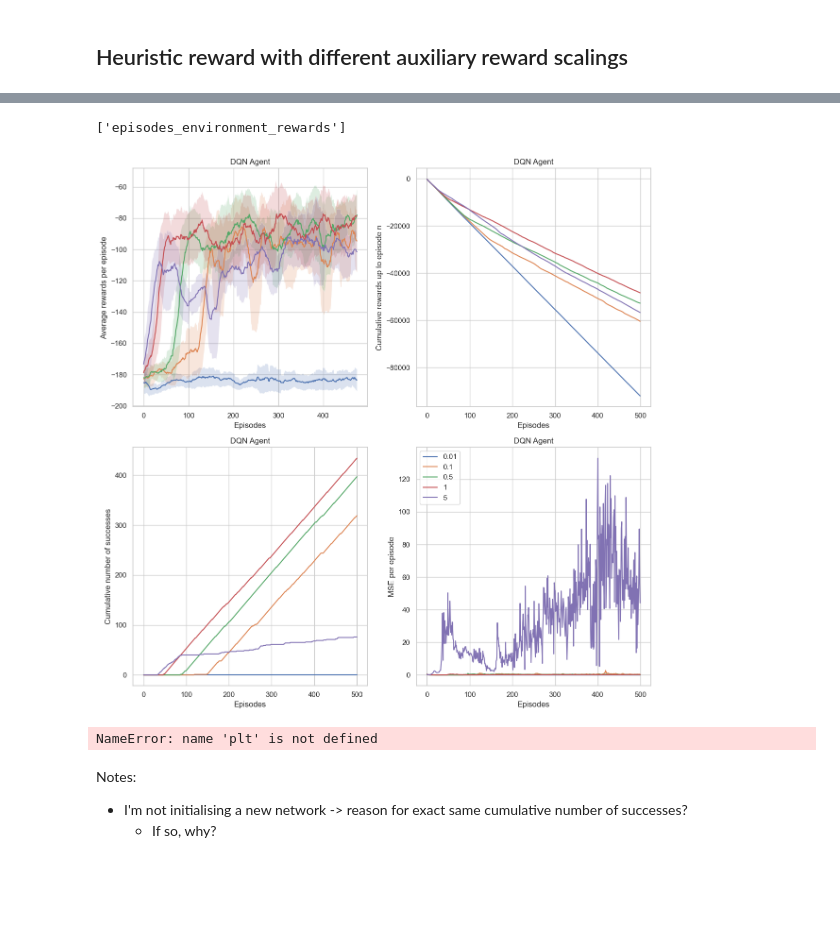
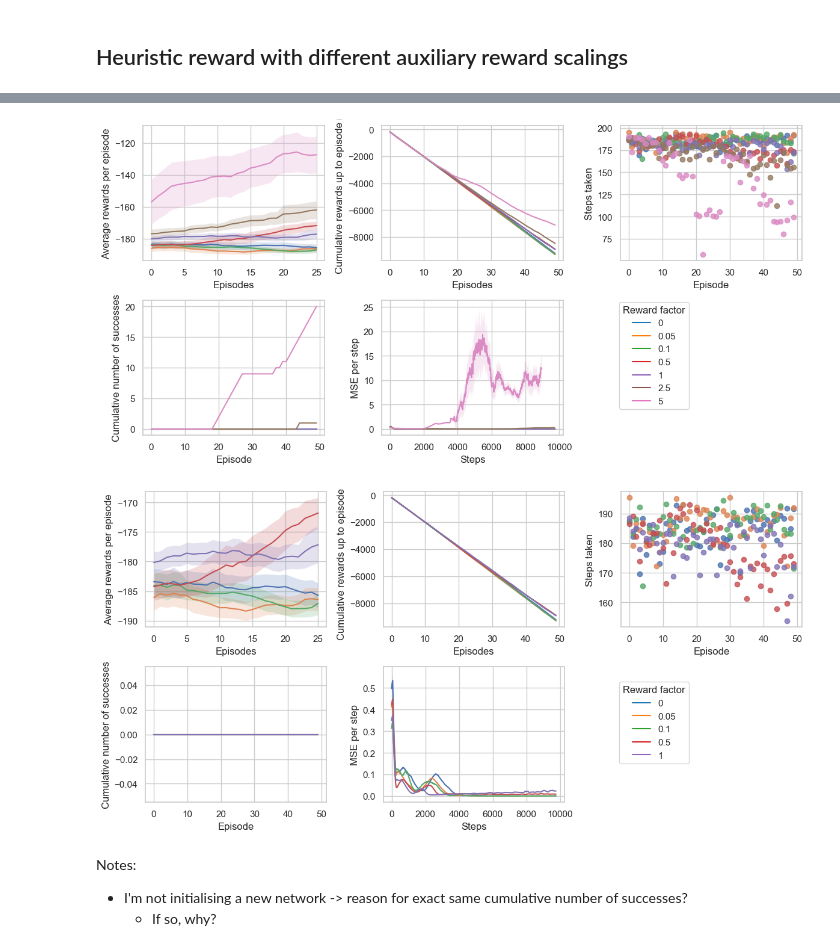
Before and after one commit to LionelSafar/Rolls-Royce-Peak-Plower, a Jupyter notebook: main.ipynb, the cells around one changed output, grey strips where cells are left out. Cells and saved outputs as stored; diff of their text form; code cells hidden in the pictures; blank space fills up the shorter version.

Commit message:
improved readability + overworked plotting functions

```diff
--- a/main.ipynb
+++ b/main.ipynb
@@ -22,8 +20,10 @@ AttributeError: partially initialized module 'pandas' has no attribute '_pandas_
 # %%
+# plotting settings and device
+
 sns.set_theme(style='whitegrid')
+color_palette = plt.cm.tab10.colors
 os.environ["KMP_DUPLICATE_LIB_OK"] = "TRUE"  # else gives error when trying to plot
 device = torch.device('cuda:0' if torch.cuda.is_available() else 'cpu')
-device = 'cpu'
 print('Using device:', device)
 # %% [output]
 Using device: cpu
@@ -580,12 +573,12 @@ plot_success(domain_training_stats, dqn_agent_domain_based.__class__.__name__, s
 # %% [markdown]
 ## Heuristic reward with different auxiliary reward scalings
 # %%
-reward_factors = [0.01, 0.1, 0.5, 1, 5]
+reward_factors = [0, 0.05, 0.1, 0.5, 1, 2.5, 5]
 aux_dicts = {}
 for reward_factor in reward_factors:
-    dqn_agent_domain_based = DQNAgent(trainable=True,
+    dqn_agent_aux = DQNAgent(trainable=True,
                                       save_name=save_name_domain_based,
                                       use_domain_reward=True,
                                       domain_reward_factor=reward_factor)
-    domain_training_stats = run(dqn_agent_domain_based, 500)
-    aux_dicts[f'domain_training_{reward_factor}'] = domain_training_stats
+    aux_training_stats = run(dqn_agent_aux, 50)
+    aux_dicts[f'domain_training_{reward_factor}'] = aux_training_stats
@@ -594,41 +585,48 @@ for reward_factor in reward_factors:
-# %%
-reward_keys[1:2]
-# %% [output]
-['episodes_environment_rewards']
 # %%
-fig, ax = plt.subplots(2, 2, figsize=(12, 12))
-legend = []
-for reward_factor in reward_factors:
+fig = plt.figure(figsize=(12, 6))
+gs = GridSpec(2, 3, figure=fig)
+ax = [[fig.add_subplot(gs[i, j]) for j in range(3)] for i in range(2)]
+
+legend_handles = []
+for i, reward_factor in enumerate(reward_factors):
     domain_reward_dicts = {key: aux_dicts[f'domain_training_{reward_factor}'][key] for key in reward_keys[0:1]}
-    plot_mean_reward_per_episode(domain_reward_dicts, dqn_agent_1000.__class__.__name__, ax=ax[0, 0])
-    plot_cumulative_rewards(domain_reward_dicts, dqn_agent_1000.__class__.__name__, ax=ax[0, 1])
-    plot_success(aux_dicts[f'domain_training_{reward_factor}'], dqn_agent_1000.__class__.__name__, ax=ax[1, 0])
-    plot_loss_per_episode(aux_dicts[f'domain_training_{reward_factor}']['episodes_mean_batch_loss'], dqn_agent_1000.__class__.__name__,
-                          ax=ax[1, 1])
-    legend.append(f'{reward_factor}')
-plt.legend(legend)
+    domain_loss_dicts = {key: aux_dicts[f'domain_training_{reward_factor}'][key] for key in loss_keys[0:1]}
+    plot_mean_reward_per_episode(domain_reward_dicts, ax=ax[0][0])
+    plot_cumulative_rewards(domain_reward_dicts, ax=ax[0][1])
+    plot_training_loss(domain_loss_dicts, ax=ax[1][1])
+    plot_success(aux_dicts[f'domain_training_{reward_factor}'], ax=ax[1][0])
+    plot_episode_duration(aux_dicts[f'domain_training_{reward_factor}'], ax=ax[0][2])
+    legend_handles.append(plt.Line2D([0], [0], color=color_palette[i], label=f'{reward_factor}'))
+fig.delaxes(ax[1][2])
+legend = fig.legend(title='Reward factor', handles=legend_handles, loc='center', bbox_to_anchor=(0.78, 0.33))
+
 plt.tight_layout()
 plt.savefig('auxiliary_reward_variation.png')
 # %% [output]
-[figure, old version]
+[figure, new version]
 # %%
-# repeat previous plots without the 10 factor
-loss_keys = ['training_batch_loss', 'training_rnd_loss']
-fig, ax = plt.subplots(2, 2, figsize=(12, 12))
-legend = []
-for reward_factor in reward_factors[0:4]:
-    domain_reward_dict = {key: aux_dicts[f'domain_training_{reward_factor}'][key] for key in reward_keys[0:1]}
-    domain_loss_dict = {key: aux_dicts[f'domain_training_{reward_factor}'][key] for key in loss_keys[0:1]}
-    plot_mean_reward_per_episode(domain_reward_dict, dqn_agent_1000.__class__.__name__, ax=ax[0, 0])
-    plot_cumulative_rewards(domain_reward_dict, dqn_agent_1000.__class__.__name__, ax=ax[0, 1])
-    plot_training_loss(domain_loss_dict, dqn_agent_1000.__class__.__name__, ax=ax[1, 0])
-    plot_success(aux_dicts[f'domain_training_{reward_factor}'], dqn_agent_1000.__class__.__name__, ax=ax[1, 1])
-    legend.append(f'{reward_factor}')
-plt.legend(legend)
+# repeat previous plots without the > 1 reward factors
+fig = plt.figure(figsize=(12, 6))
+gs = GridSpec(2, 3, figure=fig)
+ax = [[fig.add_subplot(gs[i, j]) for j in range(3)] for i in range(2)]
+
+legend_handles = []
+for i, reward_factor in enumerate(reward_factors[0:5]):
+    domain_reward_dicts = {key: aux_dicts[f'domain_training_{reward_factor}'][key] for key in reward_keys[0:1]}
+    domain_loss_dicts = {key: aux_dicts[f'domain_training_{reward_factor}'][key] for key in loss_keys[0:1]}
+    plot_mean_reward_per_episode(domain_reward_dicts, ax=ax[0][0])
+    plot_cumulative_rewards(domain_reward_dicts, ax=ax[0][1])
+    plot_training_loss(domain_loss_dicts, ax=ax[1][1])
+    plot_success(aux_dicts[f'domain_training_{reward_factor}'], ax=ax[1][0])
+    plot_episode_duration(aux_dicts[f'domain_training_{reward_factor}'], ax=ax[0][2])
+    legend_handles.append(plt.Line2D([0], [0], color=color_palette[i], label=f'{reward_factor}'))
+fig.delaxes(ax[1][2])
+legend = fig.legend(title='Reward factor', handles=legend_handles, loc='center', bbox_to_anchor=(0.78, 0.33))
+
 plt.tight_layout()
-plt.savefig('auxiliary_reward_variation_0.001_1.png')
+plt.savefig('auxiliary_reward_variation.png')
 # %% [output]
-NameError: name 'plt' is not defined
+[figure, added]
 # %% [markdown]
 Notes:
 - I'm not initialising a new network -> reason for exact same cumulative number of successes?
```
Also changed, not shown: parts of 27 cells of this notebook, 22 other files.
